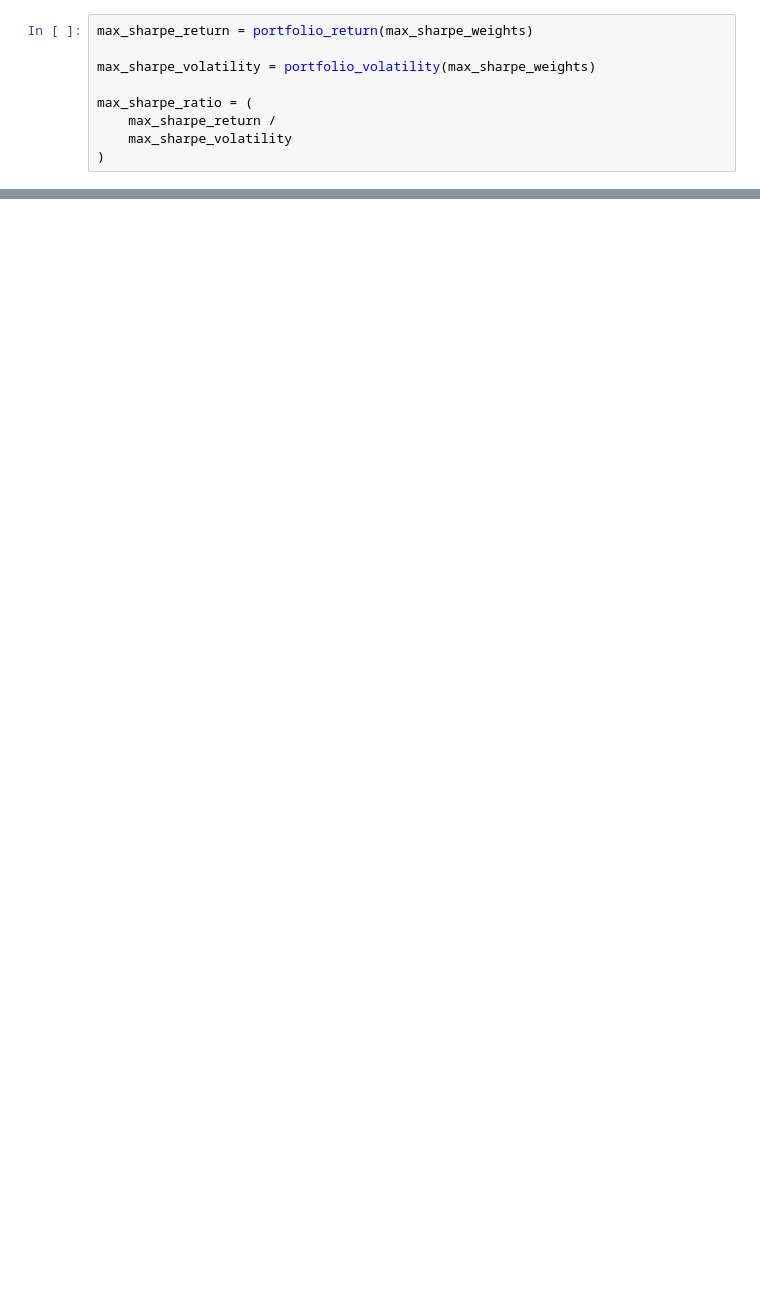
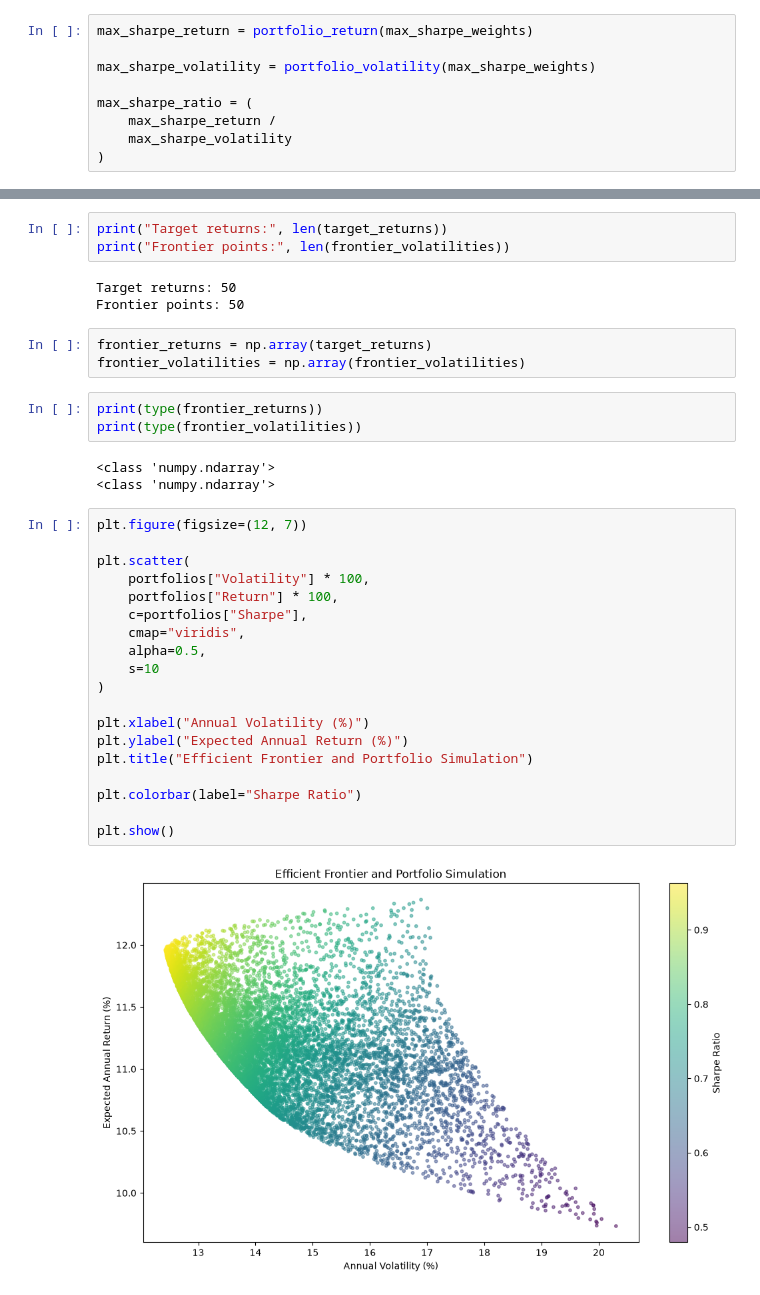
Before and after one commit to Braos16/financial-portfolio-analytics, a Jupyter notebook: notebooks/01_data_exploration.ipynb, the cells around one changed output, grey strips where cells are left out. Cells and saved outputs as stored; diff of their text form; blank space fills up the shorter version.

Commit message:
Add efficient frontier and portfolio optimization

```diff
--- a/notebooks/01_data_exploration.ipynb
+++ b/notebooks/01_data_exploration.ipynb
@@ -931,0 +1042,36 @@ Sharpe: 0.9742532235268563
+# %%
+print("Target returns:", len(target_returns))
+print("Frontier points:", len(frontier_volatilities))
+# %% [output]
+Target returns: 50
+Frontier points: 50
+# %%
+frontier_returns = np.array(target_returns)
+frontier_volatilities = np.array(frontier_volatilities)
+# %%
+print(type(frontier_returns))
+print(type(frontier_volatilities))
+# %% [output]
+<class 'numpy.ndarray'>
+<class 'numpy.ndarray'>
+# %%
+plt.figure(figsize=(12, 7))
+
+plt.scatter(
+    portfolios["Volatility"] * 100,
+    portfolios["Return"] * 100,
+    c=portfolios["Sharpe"],
+    cmap="viridis",
+    alpha=0.5,
+    s=10
+)
+
+plt.xlabel("Annual Volatility (%)")
+plt.ylabel("Expected Annual Return (%)")
+plt.title("Efficient Frontier and Portfolio Simulation")
+
+plt.colorbar(label="Sharpe Ratio")
+
+plt.show()
+# %% [output]
+[figure, added]
```
Also changed, not shown: parts of 81 cells of this notebook.
